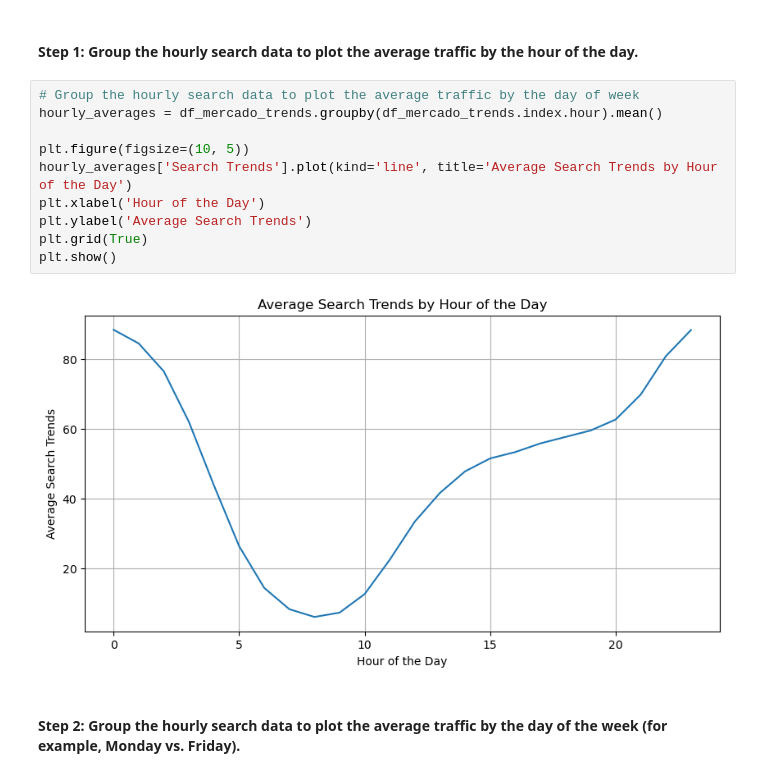
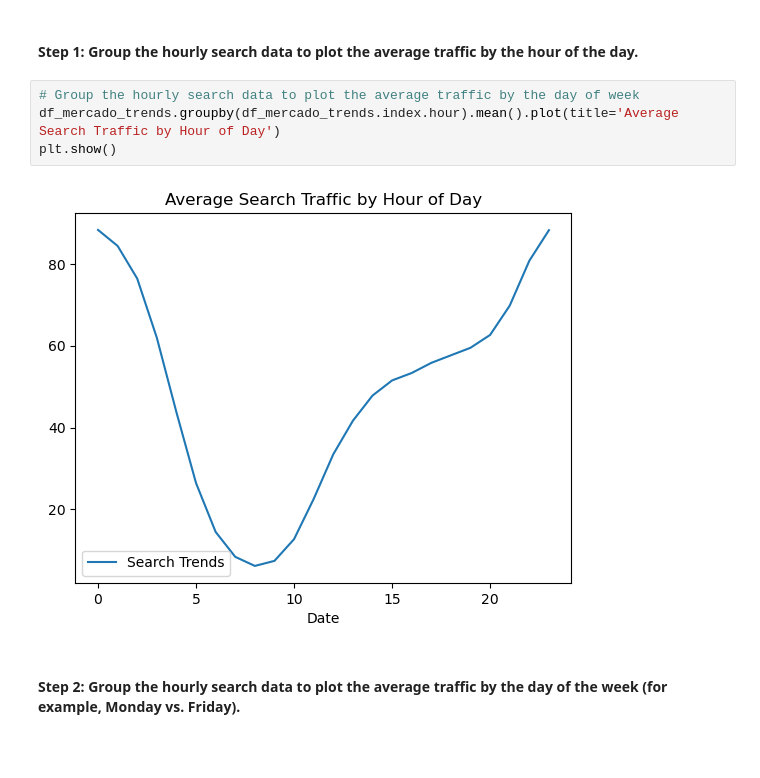
Before and after one commit to NotStephen9001/prophet-challenge, a Jupyter notebook: forecasting_net_prophet.ipynb, the cells around one changed output. Drawn from its saved outputs; the diff is of its cells as text; blank space fills up the shorter version.

```diff
--- a/forecasting_net_prophet.ipynb
+++ b/forecasting_net_prophet.ipynb
@@ -166,16 +140,10 @@ To that end, you want to mine the search traffic data for predictable seasonal p
 #### Step 1: Group the hourly search data to plot the average traffic by the hour of the day.
 # %%
 # Group the hourly search data to plot the average traffic by the day of week
-hourly_averages = df_mercado_trends.groupby(df_mercado_trends.index.hour).mean()
-
-plt.figure(figsize=(10, 5))
-hourly_averages['Search Trends'].plot(kind='line', title='Average Search Trends by Hour of the Day')
-plt.xlabel('Hour of the Day')
-plt.ylabel('Average Search Trends')
-plt.grid(True)
+df_mercado_trends.groupby(df_mercado_trends.index.hour).mean().plot(title='Average Search Traffic by Hour of Day')
 plt.show()
 # %% [output]
-[figure, old version]
+[figure, new version]
 # %% [markdown]
 #### Step 2: Group the hourly search data to plot the average traffic by the day of the week (for example, Monday vs. Friday).
 # %%
```
Also changed, not shown: parts of 34 cells of this notebook.
